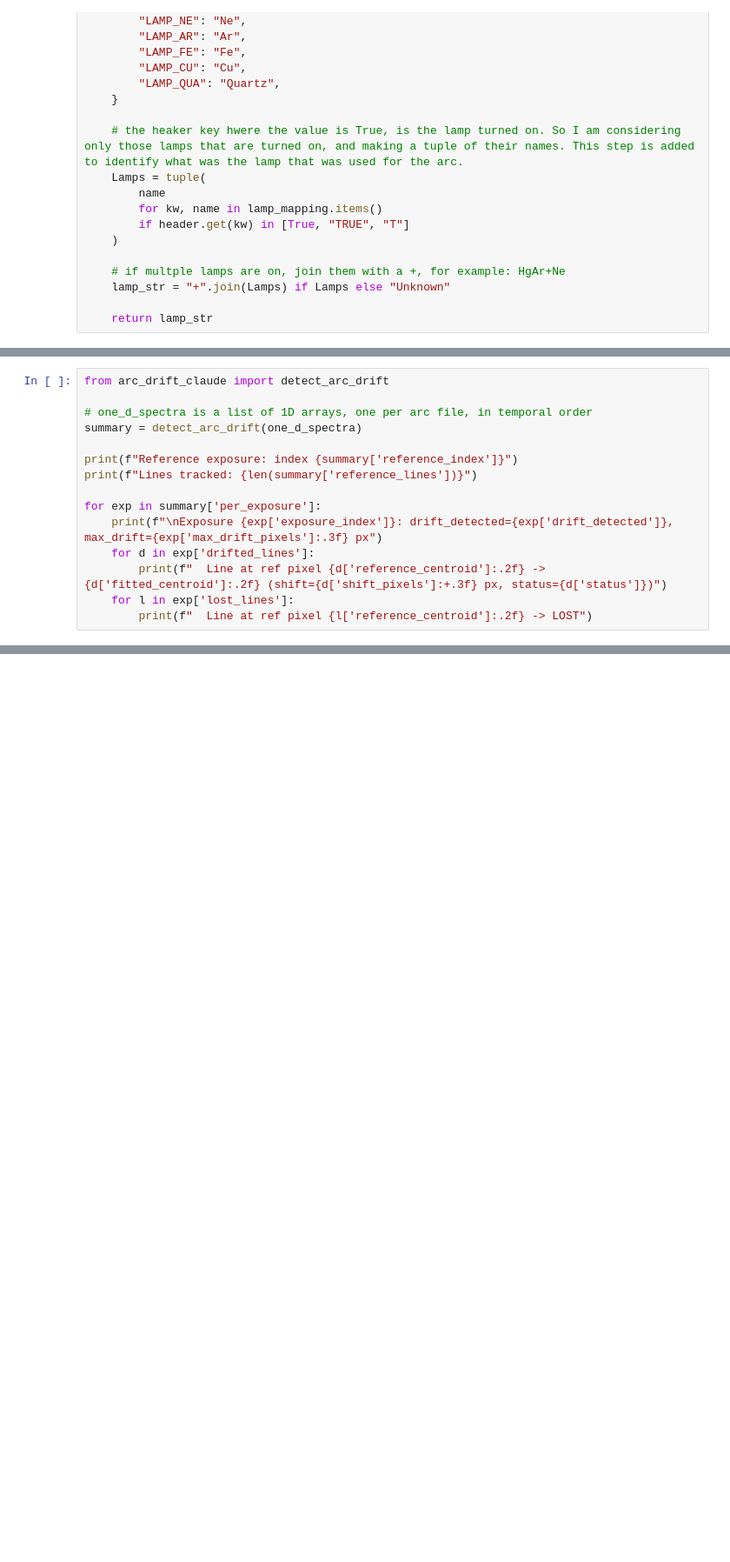
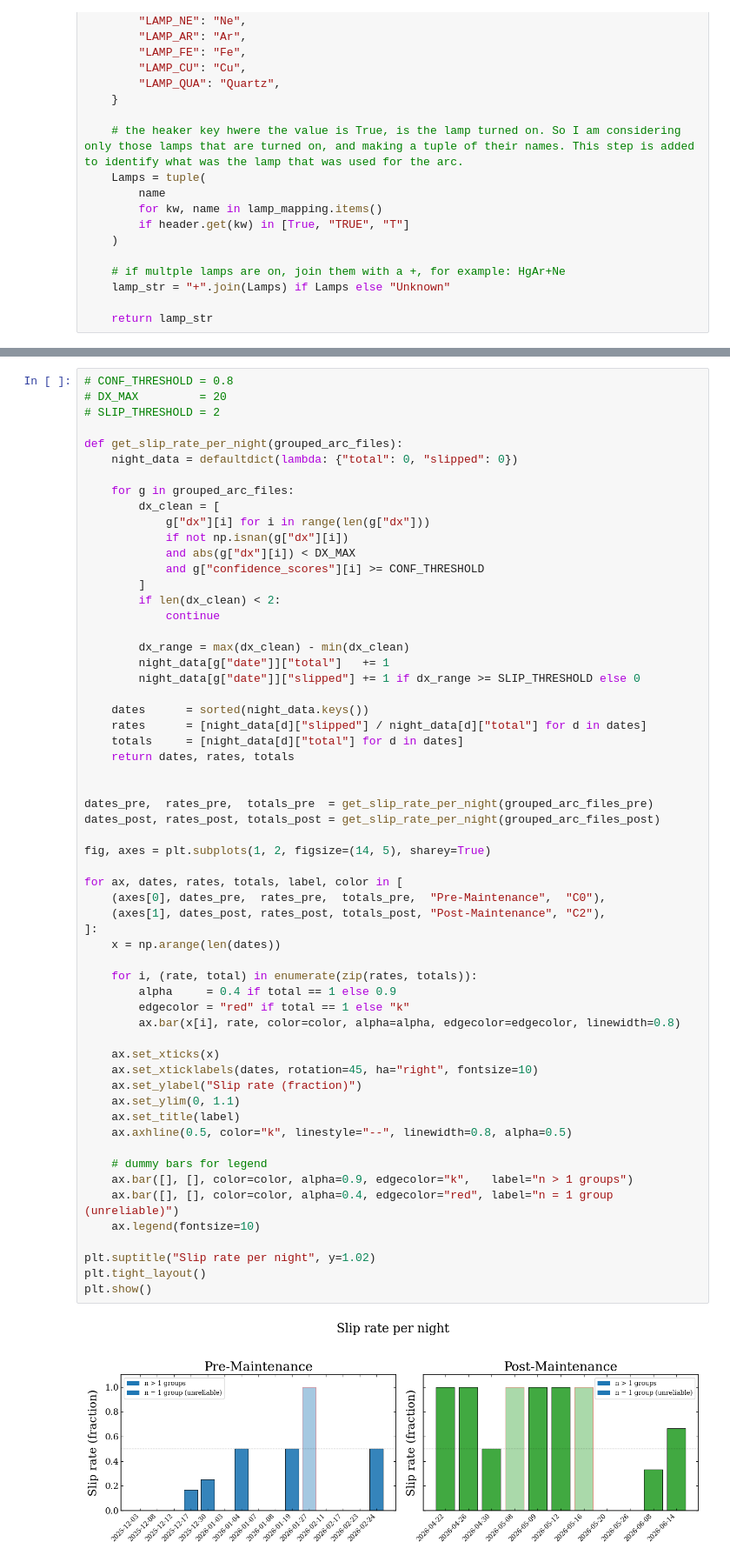
Before and after one commit to anirudhsalgundi/soar_mask_slip_study, a Jupyter notebook: soar_mask_slip_analysis.ipynb, the cells around one changed output, grey strips where cells are left out. Shown at 87% size. Drawn from its saved outputs; the diff is of its cells as text; blank space fills up the shorter version.

```diff
--- a/soar_mask_slip_analysis.ipynb
+++ b/soar_mask_slip_analysis.ipynb
@@ -2510,15 +591,0 @@ print(f"Difference across detector (Stretch/Squeeze): {difference:.3f} pixels")
-# %%
-from arc_drift_claude import detect_arc_drift
-
-# one_d_spectra is a list of 1D arrays, one per arc file, in temporal order
-summary = detect_arc_drift(one_d_spectra)
-
-print(f"Reference exposure: index {summary['reference_index']}")
-print(f"Lines tracked: {len(summary['reference_lines'])}")
-
-for exp in summary['per_exposure']:
-    print(f"\nExposure {exp['exposure_index']}: drift_detected={exp['drift_detected']}, max_drift={exp['max_drift_pixels']:.3f} px")
-    for d in exp['drifted_lines']:
-        print(f"  Line at ref pixel {d['reference_centroid']:.2f} -> {d['fitted_centroid']:.2f} (shift={d['shift_pixels']:+.3f} px, status={d['status']})")
-    for l in exp['lost_lines']:
-        print(f"  Line at ref pixel {l['reference_centroid']:.2f} -> LOST")
@@ -2537,0 +892,61 @@ for group in grouped_arc_files:
+# %%
+# CONF_THRESHOLD = 0.8
+# DX_MAX         = 20
+# SLIP_THRESHOLD = 2
+
+def get_slip_rate_per_night(grouped_arc_files):
+    night_data = defaultdict(lambda: {"total": 0, "slipped": 0})
+
+    for g in grouped_arc_files:
+        dx_clean = [
+            g["dx"][i] for i in range(len(g["dx"]))
+            if not np.isnan(g["dx"][i])
+            and abs(g["dx"][i]) < DX_MAX
+            and g["confidence_scores"][i] >= CONF_THRESHOLD
+        ]
+        if len(dx_clean) < 2:
+            continue
+
+        dx_range = max(dx_clean) - min(dx_clean)
+        night_data[g["date"]]["total"]   += 1
+        night_data[g["date"]]["slipped"] += 1 if dx_range >= SLIP_THRESHOLD else 0
+
+    dates      = sorted(night_data.keys())
+    rates      = [night_data[d]["slipped"] / night_data[d]["total"] for d in dates]
+    totals     = [night_data[d]["total"] for d in dates]
+    return dates, rates, totals
+
+
+dates_pre,  rates_pre,  totals_pre  = get_slip_rate_per_night(grouped_arc_files_pre)
+dates_post, rates_post, totals_post = get_slip_rate_per_night(grouped_arc_files_post)
+
+fig, axes = plt.subplots(1, 2, figsize=(14, 5), sharey=True)
+
+for ax, dates, rates, totals, label, color in [
+    (axes[0], dates_pre,  rates_pre,  totals_pre,  "Pre-Maintenance",  "C0"),
+    (axes[1], dates_post, rates_post, totals_post, "Post-Maintenance", "C2"),
+]:
+    x = np.arange(len(dates))
+
+    for i, (rate, total) in enumerate(zip(rates, totals)):
+        alpha     = 0.4 if total == 1 else 0.9
+        edgecolor = "red" if total == 1 else "k"
+        ax.bar(x[i], rate, color=color, alpha=alpha, edgecolor=edgecolor, linewidth=0.8)
+
+    ax.set_xticks(x)
+    ax.set_xticklabels(dates, rotation=45, ha="right", fontsize=10)
+    ax.set_ylabel("Slip rate (fraction)")
+    ax.set_ylim(0, 1.1)
+    ax.set_title(label)
+    ax.axhline(0.5, color="k", linestyle="--", linewidth=0.8, alpha=0.5)
+
+    # dummy bars for legend
+    ax.bar([], [], color=color, alpha=0.9, edgecolor="k",   label="n > 1 groups")
+    ax.bar([], [], color=color, alpha=0.4, edgecolor="red", label="n = 1 group (unreliable)")
+    ax.legend(fontsize=10)
+
+plt.suptitle("Slip rate per night", y=1.02)
+plt.tight_layout()
+plt.show()
+# %% [output]
+[figure, added]
```
Also changed, not shown: parts of 70 cells of this notebook.
